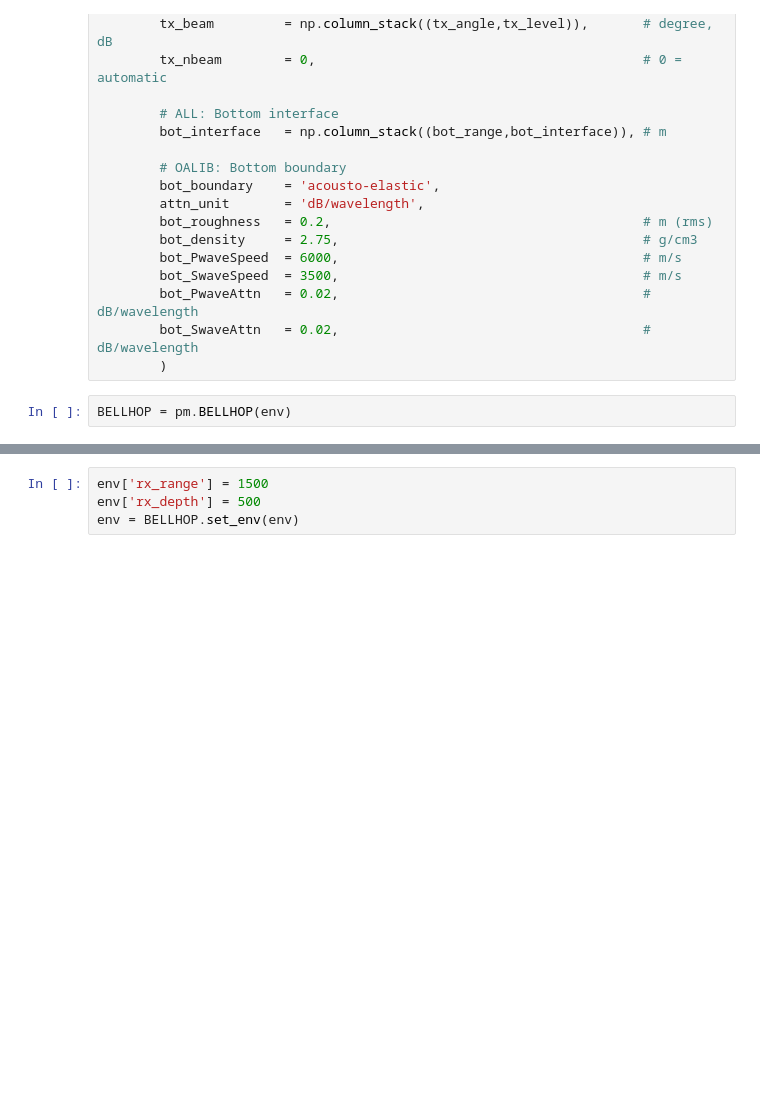
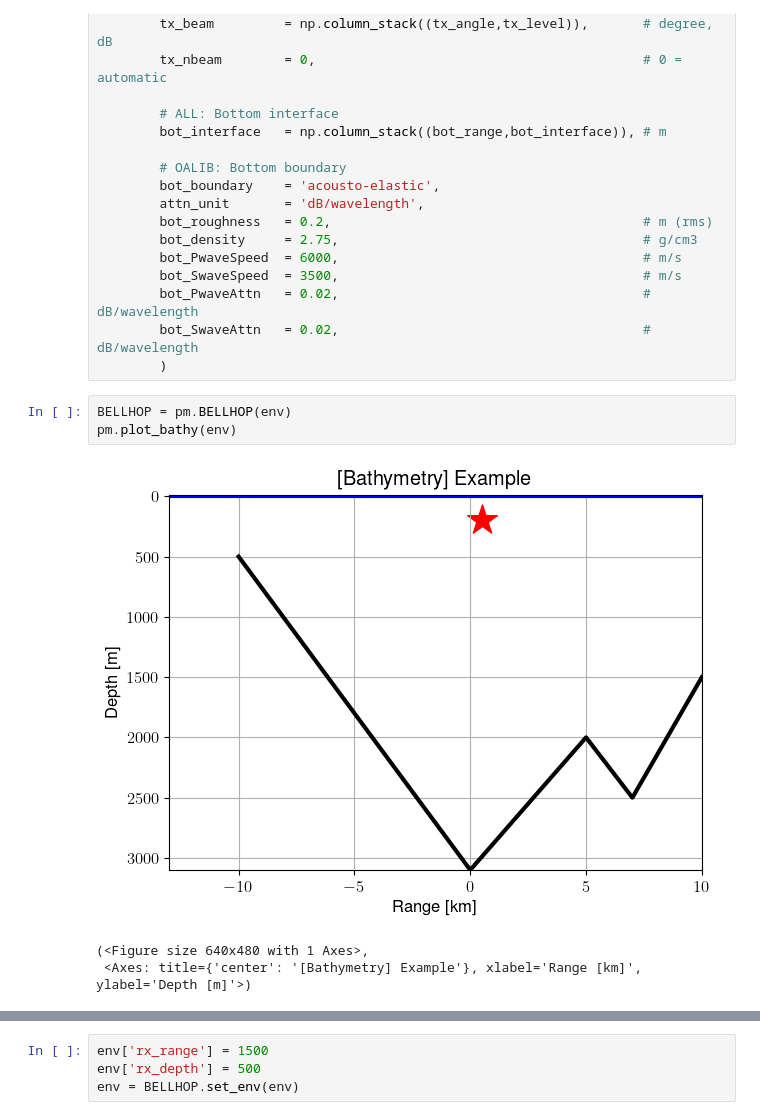
Before and after one commit to ErVuL/uAcoustics, a Jupyter notebook: python/BELLHOP.ipynb, the cells around one changed output, grey strips where cells are left out. Drawn from its saved outputs; the diff is of its cells as text; blank space fills up the shorter version.

Commit message:
Add plot_bathy and more robust plots.

```diff
--- a/python/BELLHOP.ipynb
+++ b/python/BELLHOP.ipynb
@@ -75,6 +75,11 @@ env = pm.init_env2d(
         )
 # %%
 BELLHOP = pm.BELLHOP(env)
+pm.plot_bathy(env)
+# %% [output]
+[figure, added]
+(<Figure size 640x480 with 1 Axes>,
+ <Axes: title={'center': '[Bathymetry] Example'}, xlabel='Range [km]', ylabel='Depth [m]'>)
 # %%
 BELLHOP.compute_transmission_loss(debug=True)
 BELLHOP.plot_transmission_loss()
```
Also changed, not shown: parts of 1 cell of this notebook, 3 other files.
